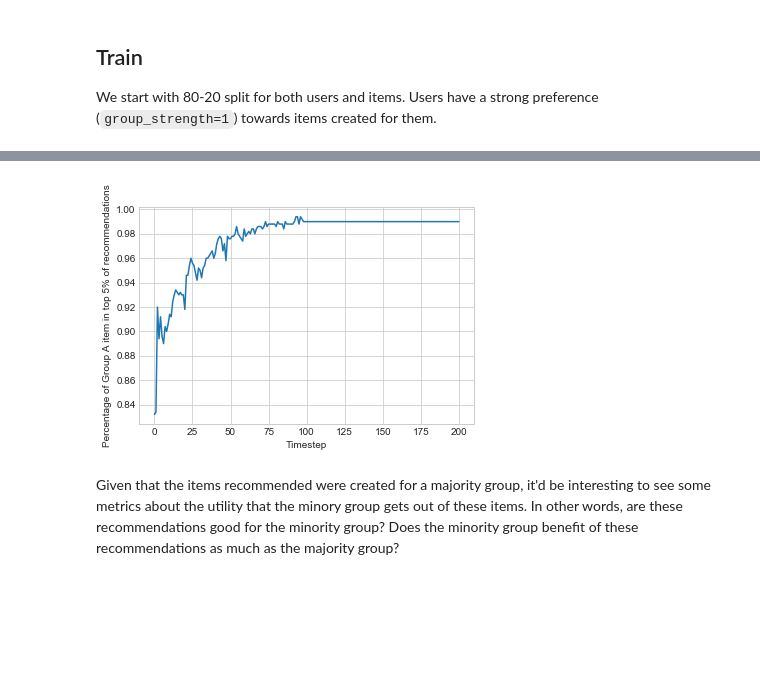
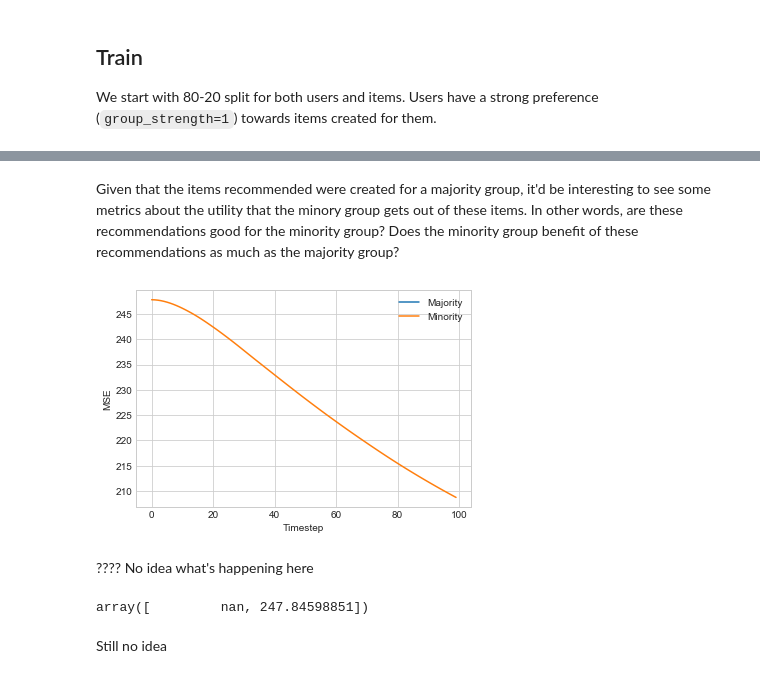
Before and after one commit to sunnymatt/t-recs-experiments, a Jupyter notebook: notebooks/minority_training.ipynb, the cells around one changed output, grey strips where cells are left out. Saved outputs shown, nothing was run; the diff lists cells and outputs as text; code cells hidden in the pictures; blank space fills up the shorter version.

```diff
--- a/notebooks/minority_training.ipynb
+++ b/notebooks/minority_training.ipynb
@@ -76,3 +118,16 @@ Switch users to a balanced group of 50-50. Items stay the way they are (80-20).
+# %%
+cf = ContentFiltering(
+    actual_item_representation=item_profiles,
+    actual_user_representation=Users(
+        actual_user_profiles=train_user_profiles,
+        num_users=total_users
+    )
+)
+cf.add_metrics(
+    GroupMSEMeasurement(9)
+)
+# Train with majority group
+cf.startup_and_train(timesteps=100)
 # %%
 # Switch users to balanced maj/min group
 num_group_a_test = 500
@@ -94,3 +152,3 @@ Percentage of items generated by Group A: 0.8
 # %%
-p.users = test_users
-p.run(timesteps=100, train_between_steps=True)
+cf.users = test_users
+cf.run(timesteps=100, train_between_steps=True)
@@ -106,9 +155,20 @@ plt.show()
-# %%
-plt.plot(p.get_measurements()['majority_share_most_popular'][1:])
-plt.xlabel("Timestep")
-plt.ylabel("Percentage of Group A item in top 5% of recommendations")
-plt.show()
-# %% [output]
-[figure, removed]
 # %% [markdown]
 Given that the items recommended were created for a majority group, it'd be interesting to see some metrics about the utility that the minory group gets out of these items. In other words, are these recommendations good for the minority group? Does the minority group benefit of these recommendations as much as the majority group?
+# %%
+mse = np.array(cf.get_measurements()['group_mse'][1:])
+plt.plot(mse[101:, 0], label="Majority")
+plt.plot(mse[101:, 1], label="Minority")
+plt.xlabel("Timestep")
+plt.ylabel("MSE")
+plt.legend()
+plt.show()
+# %% [output]
+[figure, added]
+# %% [markdown]
+???? No idea what's happening here
+# %%
+mse[101, :]
+# %% [output]
+array([         nan, 247.84598851])
+# %% [markdown]
+Still no idea
```
Also changed, not shown: parts of 12 cells of this notebook.
